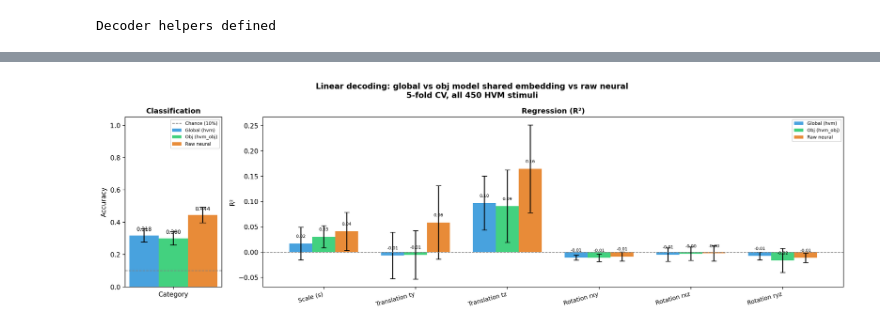
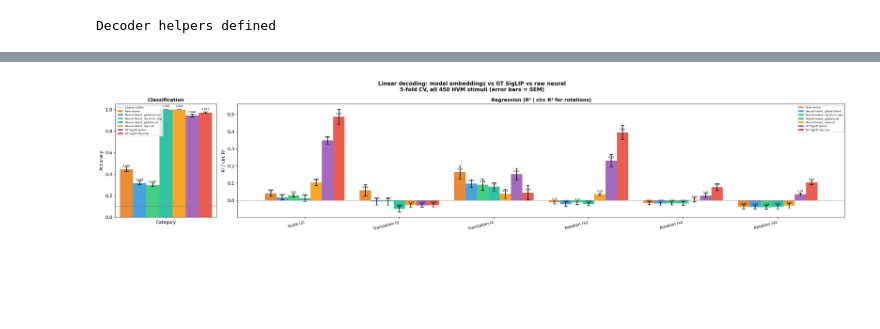
Before and after one commit to YAOJaredz/NeurObjectGen, a Jupyter notebook: analysis/linear_decode.ipynb, the cells around one changed output, grey strips where cells are left out. Cells and saved outputs as stored; diff of their text form; code cells hidden in the pictures; blank space fills up the shorter version.

```diff
--- a/analysis/linear_decode.ipynb
+++ b/analysis/linear_decode.ipynb
@@ -28,6 +36,7 @@ sys.path.insert(0, '.')
 from config_const import (
     SEED, HVM_N_STIMULI, HVM_N_VAR, HVM_N_CAT,
     HVM_METADATA_PATH,
+    HVM_SIGLIP_EMBEDDINGS_PATH, HVM_OBJ_SIGLIP_EMBEDDINGS_PATH,
 )
 from data_utils.hvm_loader import _load_hvm_neural
 from encoders import MultiHeadTransformer
@@ -43,6 +52,16 @@ OBJ_CKPT = Path(
     'd64_nh4_nl2_sd512_do0.1_lr0.0003_wd0.01_tn0.02_in0.05_nd0.1_'
     'bs64_ws5.0_wc1.0_uw0.1_nw0.1_nt0.07/best.pt'
 )
+CAT_GLOBAL_CKPT = Path(
+    'checkpoints/multihead/hvm_cat/'
+    'd64_nh4_nl2_sd512_do0.1_lr0.0003_wd0.01_tn0.02_in0.05_nd0.1_'
+    'bs128_ws1.0_wc1.0_uw0.1_nw0.1_nt0.07/best.pt'
+)
+CAT_OBJ_CKPT = Path(
+    'checkpoints/multihead/hvm_obj_cat/'
+    'd64_nh4_nl2_sd512_do0.1_lr0.0003_wd0.01_tn0.02_in0.05_nd0.1_'
+    'bs64_ws5.0_wc1.0_uw0.1_nw0.1_nt0.07/best.pt'
+)
 N_CV_FOLDS = 5
 
 print('Imports OK')
@@ -218,74 +412,66 @@ Rotation ryz               R²  -0.008 ± 0.008  -0.016 ± 0.024  -0.011 ± 0.00
 # ── Plot: grouped bar chart ──────────────────────────────────────────────────
 all_task_names = ['Category'] + list(reg_targets.keys())
 
-color_global = '#3498db'
-color_obj    = '#2ecc71'
-color_neural = '#e67e22'
-width = 0.25
+color_global        = '#3498db'
+color_obj           = '#2ecc71'
+color_neural        = '#e67e22'
+color_siglip_global = '#9b59b6'
+color_siglip_obj    = '#e74c3c'
+color_cat_global    = '#1abc9c'
+color_cat_obj       = '#f39c12'
+width = 0.12
 
-def task_arrays(cat_res, reg_res):
-    means = np.array([cat_res.mean()] + [reg_res[n].mean() for n in reg_targets])
-    stds  = np.array([cat_res.std()]  + [reg_res[n].std()  for n in reg_targets])
-    return means, stds
+def sem(a): return a.std() / np.sqrt(len(a))
 
-g_means, g_stds = task_arrays(cat_global, reg_global)
-o_means, o_stds = task_arrays(cat_obj,    reg_obj)
-n_means, n_stds = task_arrays(cat_neural, reg_neural)
+CONDITIONS = [
+    (-3*width, cat_neural,        reg_neural,        color_neural,        'Raw neural'),
+    (-2*width, cat_global,        reg_global,        color_global,        'Neural latent, global (hvm)'),
+    (-1*width, cat_obj,           reg_obj,           color_obj,           'Neural latent, obj (hvm_obj)'),
+    (0,        cat_cat_global,    reg_cat_global,    color_cat_global,    'Neural latent, global+cat'),
+    (+1*width, cat_cat_obj,       reg_cat_obj,       color_cat_obj,       'Neural latent, obj+cat'),
+    (+2*width, cat_siglip_global, reg_siglip_global, color_siglip_global, 'GT SigLIP global'),
+    (+3*width, cat_siglip_obj,    reg_siglip_obj,    color_siglip_obj,    'GT SigLIP obj-crop'),
+]
 
-fig, axes = plt.subplots(1, 2, figsize=(16, 5),
+fig, axes = plt.subplots(1, 2, figsize=(24, 5),
                          gridspec_kw={'width_ratios': [1, 6]})
 
 # ---- left: category ----
 ax0 = axes[0]
-for offset, means, stds, color, label in [
-    (-width, g_means[:1], g_stds[:1], color_global, 'Global (hvm)'),
-    (0,      o_means[:1], o_stds[:1], color_obj,    'Obj (hvm_obj)'),
-    (+width, n_means[:1], n_stds[:1], color_neural, 'Raw neural'),
-]:
-    ax0.bar(offset, means[0], width, yerr=stds[0], color=color,
-            capsize=5, alpha=0.9, label=label)
-    ax0.text(offset, means[0] + 0.02, f'{means[0]:.3f}',
-             ha='center', va='bottom', fontsize=8)
+for offset, cat_res, _, color, label in CONDITIONS:
+    m, e = cat_res.mean(), sem(cat_res)
+    ax0.bar(offset, m, width, yerr=e, color=color, capsize=5, alpha=0.9, label=label)
+    ax0.text(offset, m + 0.02, f'{m:.3f}', ha='center', va='bottom', fontsize=6)
 ax0.axhline(chance_cat, color='grey', ls='--', lw=1, label='Chance (10%)')
 ax0.set_xticks([0]); ax0.set_xticklabels(['Category'], fontsize=10)
 ax0.set_ylabel('Accuracy', fontsize=10); ax0.set_ylim(0, 1.05)
 ax0.set_title('Classification', fontweight='bold', fontsize=11)
-ax0.legend(fontsize=7)
+ax0.legend(fontsize=6)
 
 # ---- right: regression ----
 ax1 = axes[1]
 reg_names = list(reg_targets.keys())
 r_x = np.arange(len(reg_names))
 
-for offset, res, color, label in [
-    (-width, reg_global, color_global, 'Global (hvm)'),
-    (0,      reg_obj,    color_obj,    'Obj (hvm_obj)'),
-    (+width, reg_neural, color_neural, 'Raw neural'),
-]:
-    means = np.array([res[n].mean() for n in reg_names])
-    stds  = np.array([res[n].std()  for n in reg_names])
-    ax1.bar(r_x + offset, means, width, yerr=stds,
-            color=color, capsize=4, alpha=0.9, label=label)
+for offset, _, reg_res, color, label in CONDITIONS:
+    means = np.array([reg_res[n].mean() for n in reg_names])
+    errs  = np.array([sem(reg_res[n])   for n in reg_names])
+    ax1.bar(r_x + offset, means, width, yerr=errs, color=color, capsize=4, alpha=0.9, label=label)
     for x_pos, v in zip(r_x + offset, means):
-        ax1.text(x_pos, v + 0.01, f'{v:.2f}',
-                 ha='center', va='bottom', fontsize=6.5)
+        ax1.text(x_pos, v + 0.01, f'{v:.2f}', ha='center', va='bottom', fontsize=5.5)
 
 ax1.axhline(0, color='grey', ls='--', lw=1)
 ax1.set_xticks(r_x); ax1.set_xticklabels(reg_names, fontsize=9, rotation=15, ha='right')
-ax1.set_ylabel('R²', fontsize=10)
-ax1.set_title('Regression (R²)', fontweight='bold', fontsize=11)
-ax1.legend(fontsize=7)
+ax1.set_ylabel('R² / circ R²', fontsize=10)
+ax1.set_title('Regression (R² | circ R² for rotations)', fontweight='bold', fontsize=11)
+ax1.legend(fontsize=6)
 
 fig.suptitle(
-    f'Linear decoding: global vs obj model shared embedding vs raw neural\n'
-    f'{N_CV_FOLDS}-fold CV, all 450 HVM stimuli',
+    f'Linear decoding: model embeddings vs GT SigLIP vs raw neural\n'
+    f'{N_CV_FOLDS}-fold CV, all 450 HVM stimuli (error bars = SEM)',
     fontsize=12, fontweight='bold',
 )
 fig.tight_layout()
-out_path = Path('outputs/linear_decode_nocat.pdf')
-out_path.parent.mkdir(exist_ok=True)
-plt.savefig(out_path, bbox_inches='tight')
 plt.show()
-print(f'Saved to {out_path}')
 # %% [output]
-[figure, old version]
+[figure, new version]
```
Also changed, not shown: parts of 8 cells of this notebook.
